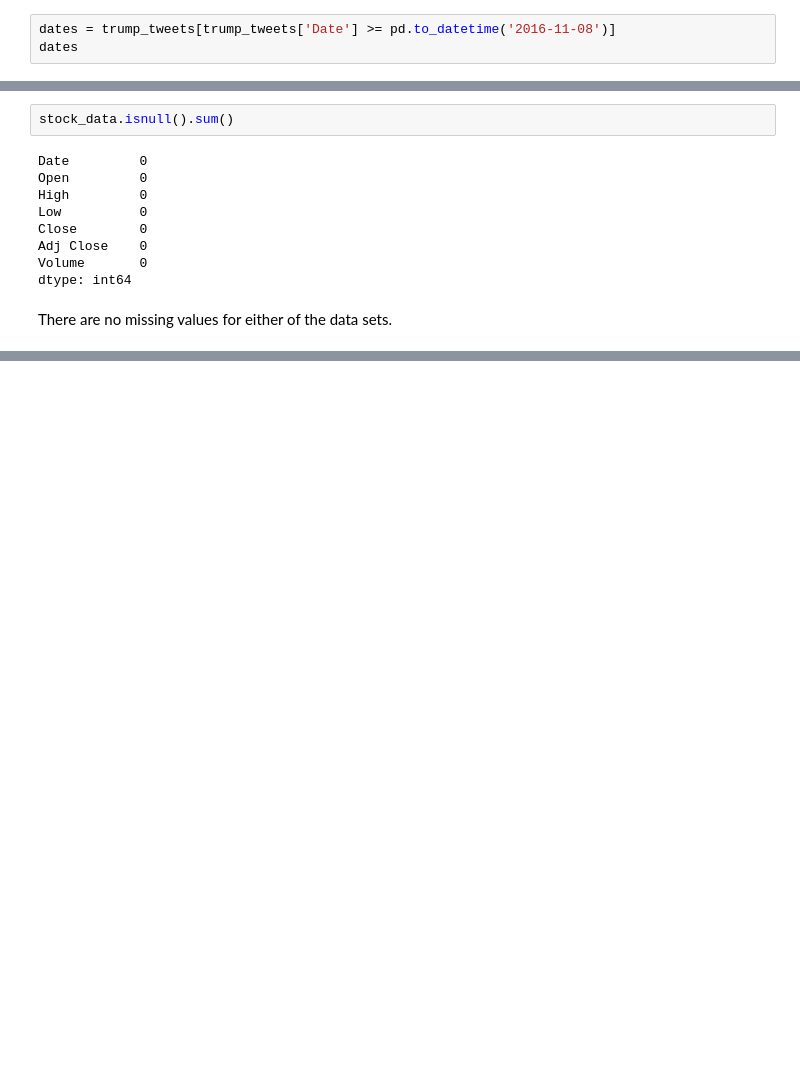
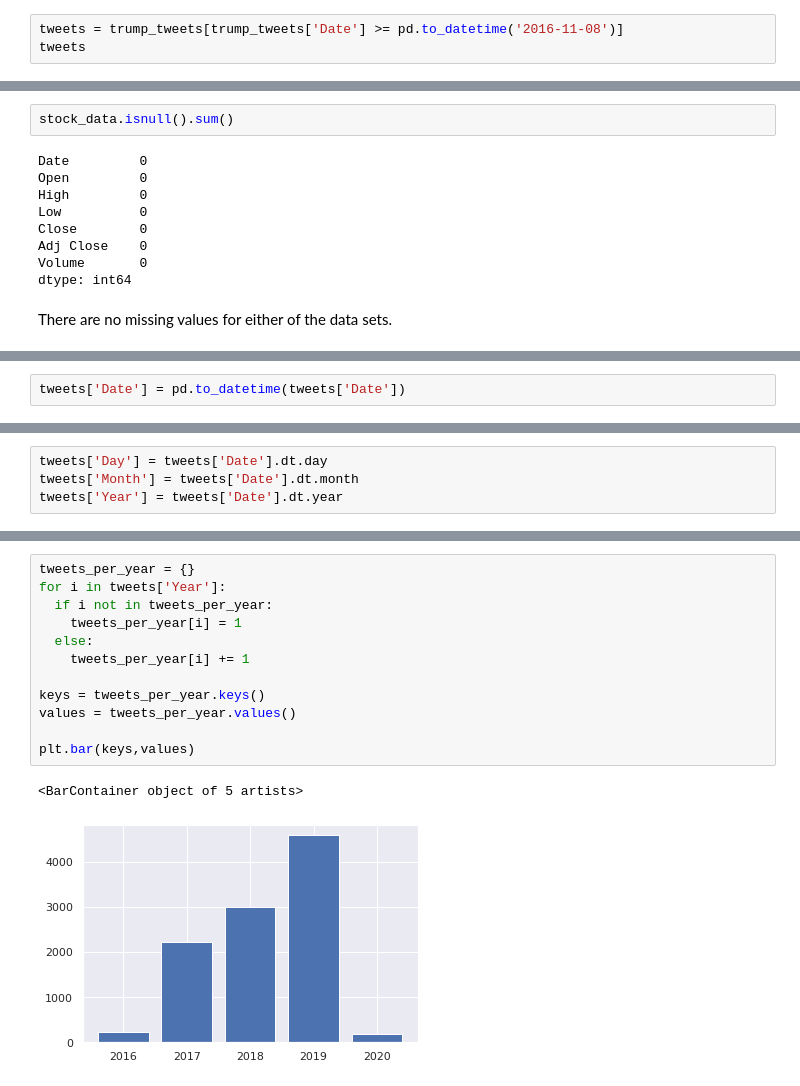
Before and after one commit to cybertraining-dsc/cybertraining-dsc.github.io-v1, a Jupyter notebook: docs/report/fa20-523-307/project/Analysis of Financial Markets based on President Trump's Tweets.ipynb, the cells around one changed output, grey strips where cells are left out. Drawn from its saved outputs; the diff is of its cells as text; blank space fills up the shorter version.

```diff
--- a/docs/report/fa20-523-307/project/Analysis of Financial Markets based on President Trump's Tweets.ipynb
+++ b/docs/report/fa20-523-307/project/Analysis of Financial Markets based on President Trump's Tweets.ipynb
@@ -148,8 +150,8 @@ trump_tweets.head()
 # %% [markdown]
 Slice out the rows that are not needed.
 # %%
-dates = trump_tweets[trump_tweets['Date'] >= pd.to_datetime('2016-11-08')]
-dates
+tweets = trump_tweets[trump_tweets['Date'] >= pd.to_datetime('2016-11-08')]
+tweets
 # %% [output]
 |  | id | link | content | retweets | favorites | Time | Date |
 | 30889 | 795770006306861057 | https://twitter.com/realDonaldTru... | LIVE on Periscope Join me for a f... | 8765 | 27429 | 00:28:48 | 2016-11-08 |
@@ -257,0 +280,2 @@ There are no missing values for either of the data sets.
+# %%
+tweets['Date'] = pd.to_datetime(tweets['Date'])
@@ -257,0 +306,4 @@ There are no missing values for either of the data sets.
+# %%
+tweets['Day'] = tweets['Date'].dt.day
+tweets['Month'] = tweets['Date'].dt.month
+tweets['Year'] = tweets['Date'].dt.year
@@ -257,0 +319,15 @@ There are no missing values for either of the data sets.
+# %%
+tweets_per_year = {}
+for i in tweets['Year']:
+  if i not in tweets_per_year:
+    tweets_per_year[i] = 1
+  else:
+    tweets_per_year[i] += 1
+
+keys = tweets_per_year.keys()
+values = tweets_per_year.values()
+
+plt.bar(keys,values)
+# %% [output]
+<BarContainer object of 5 artists>
+[figure, added]
```
Also changed, not shown: parts of 11 cells of this notebook, 5 other files.
